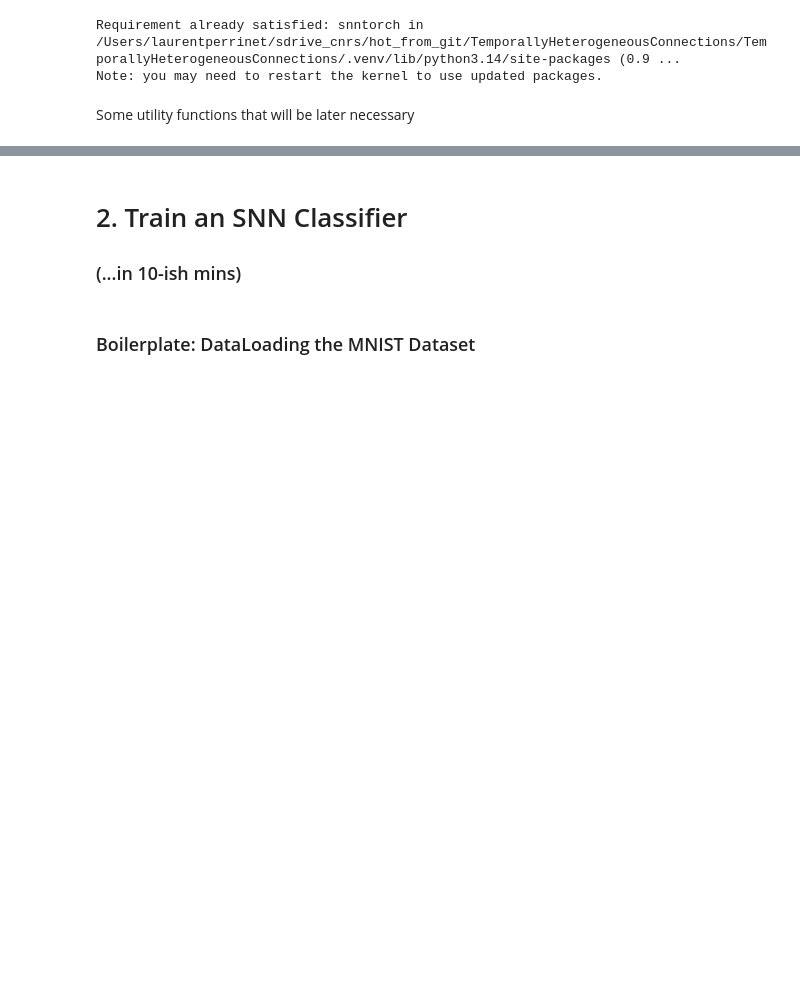
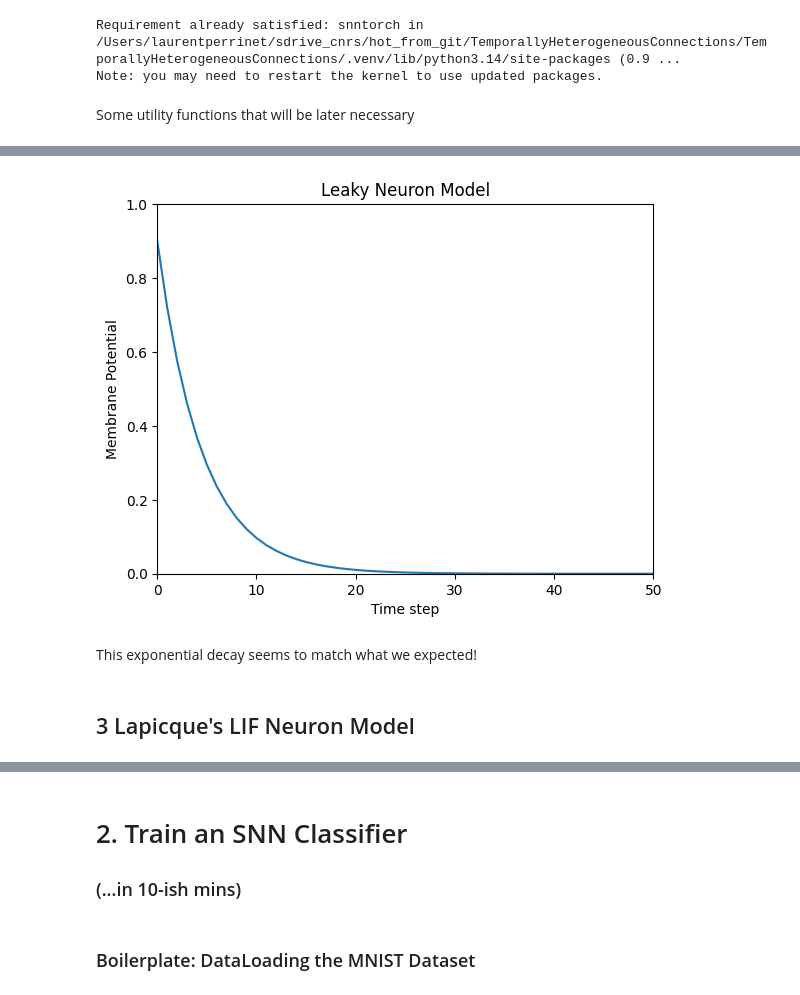
Before and after one commit to CONECT-INT/2026-03_PhDProgram-course-in-computational-neuroscience, a Jupyter notebook: 2026-03_PhDProgram-SNNTorch-tutorial.ipynb, the cells around one changed output, grey strips where cells are left out. Drawn from its saved outputs; the diff is of its cells as text; code cells hidden in the pictures; blank space fills up the shorter version.

```diff
--- a/2026-03_PhDProgram-SNNTorch-tutorial.ipynb
+++ b/2026-03_PhDProgram-SNNTorch-tutorial.ipynb
@@ -114,17 +38,0 @@ spk = torch.zeros(1)
-# %%
-mem_rec = []
-spk_rec = []
-
-# neuron simulation
-for step in range(num_steps):
-  spk, mem = lif(x[step], mem) # generate mem and spk at next time step
-  mem_rec.append(mem)
-  spk_rec.append(spk)
-  # store membrane and spikes in recording lists
-
-# convert lists to tensors
-mem_rec = torch.stack(mem_rec)
-spk_rec = torch.stack(spk_rec)
-
-plot_cur_mem_spk(x, mem_rec, spk_rec, thr_line=1, ylim_max1=1.0,
-                 title="snn.Leaky Neuron Model")
@@ -132,0 +339,5 @@ plot_cur_mem_spk(x, mem_rec, spk_rec, thr_line=1, ylim_max1=1.0,
+# %%
+def leaky_integrate_neuron(U, time_step=1e-3, I=0, R=5e7, C=1e-10):
+  tau = R*C
+  U = U + (time_step/tau)*(-U + I*R)
+  return U
@@ -132,0 +350,16 @@ plot_cur_mem_spk(x, mem_rec, spk_rec, thr_line=1, ylim_max1=1.0,
+# %%
+num_steps = 100
+U = 0.9
+U_trace = []  # keeps a record of U for plotting
+
+for step in range(num_steps):
+  U_trace.append(U)
+  U = leaky_integrate_neuron(U)  # solve next step of U
+
+plot_mem(U_trace, "Leaky Neuron Model")
+# %% [output]
+[figure, added]
+# %% [markdown]
+This exponential decay seems to match what we expected!
+# %% [markdown]
+## 3 Lapicque's LIF Neuron Model
```
Also changed, not shown: parts of 81 cells of this notebook.
